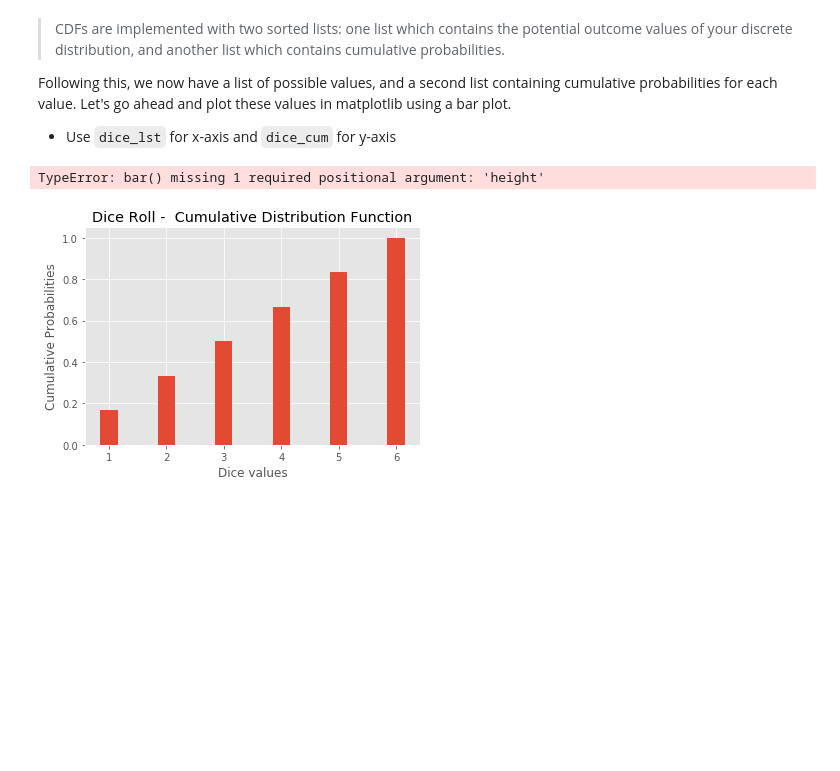
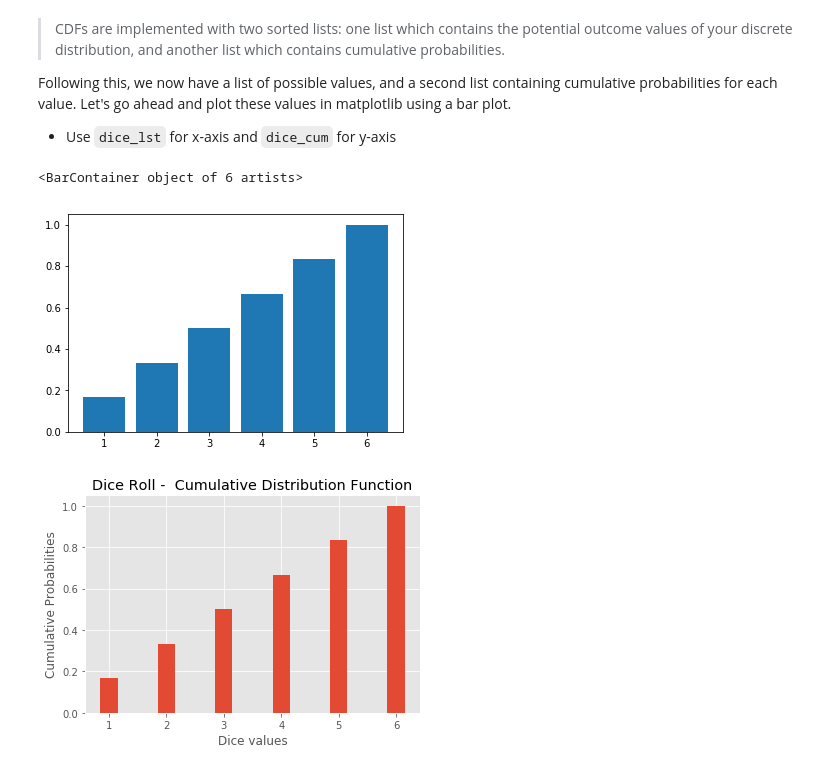
Before and after one commit to bl419cam/dsc-cumulative-distribution-function-lab-seattle-ds-062419, a Jupyter notebook: index.ipynb, the cells around one changed output. Drawn from its saved outputs; the diff is of its cells as text; code cells hidden in the pictures; blank space fills up the shorter version.

```diff
--- a/index.ipynb
+++ b/index.ipynb
@@ -72,9 +72,10 @@ import matplotlib.pyplot as plt
 
 %matplotlib inline
 # %%
-plt.bar(dice_cum)
+plt.bar(dice_lst, dice_cum)
 # %% [output]
-TypeError: bar() missing 1 required positional argument: 'height'
+<BarContainer object of 6 artists>
+[figure, added]
 # %%
 # Your code here
 # %% [output]
```
